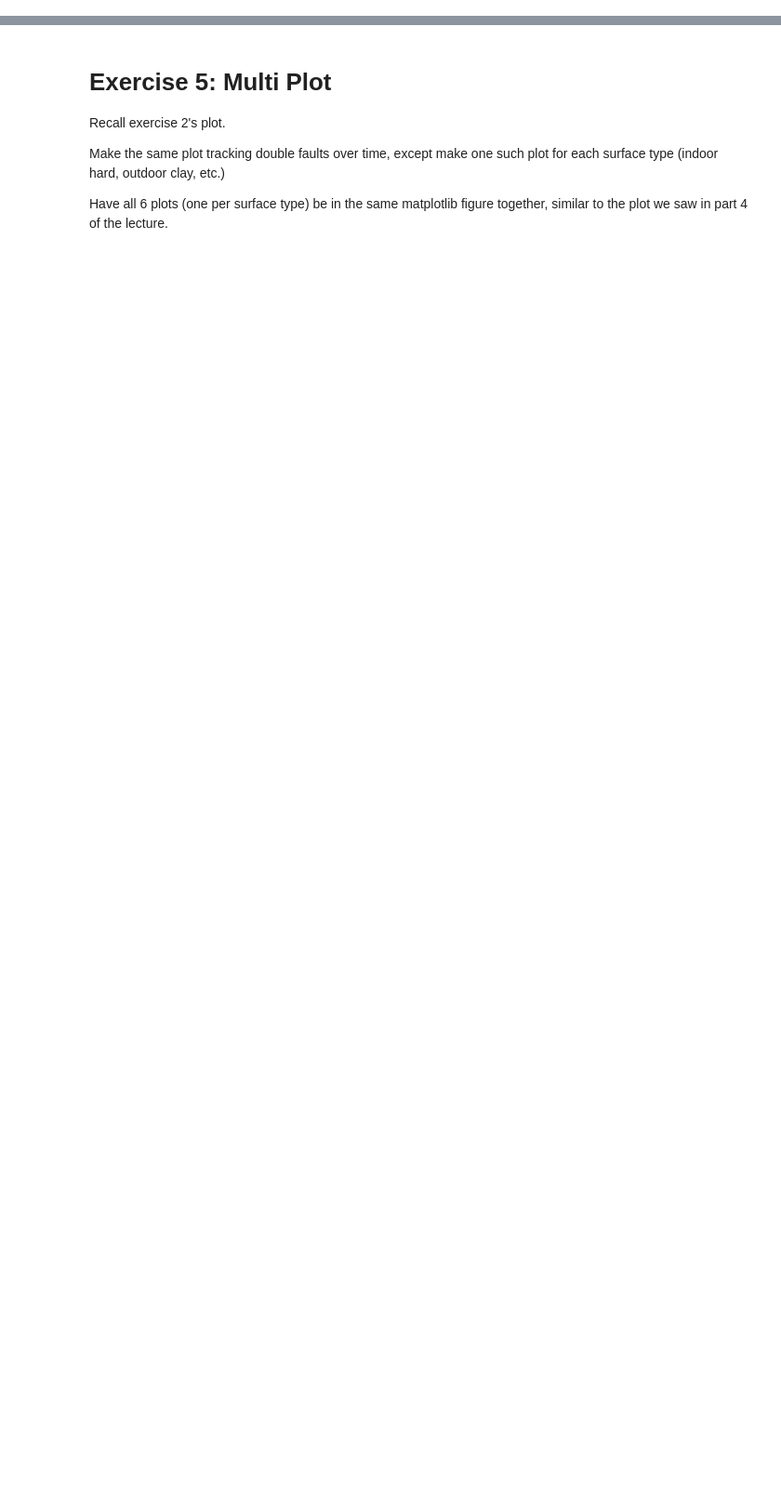
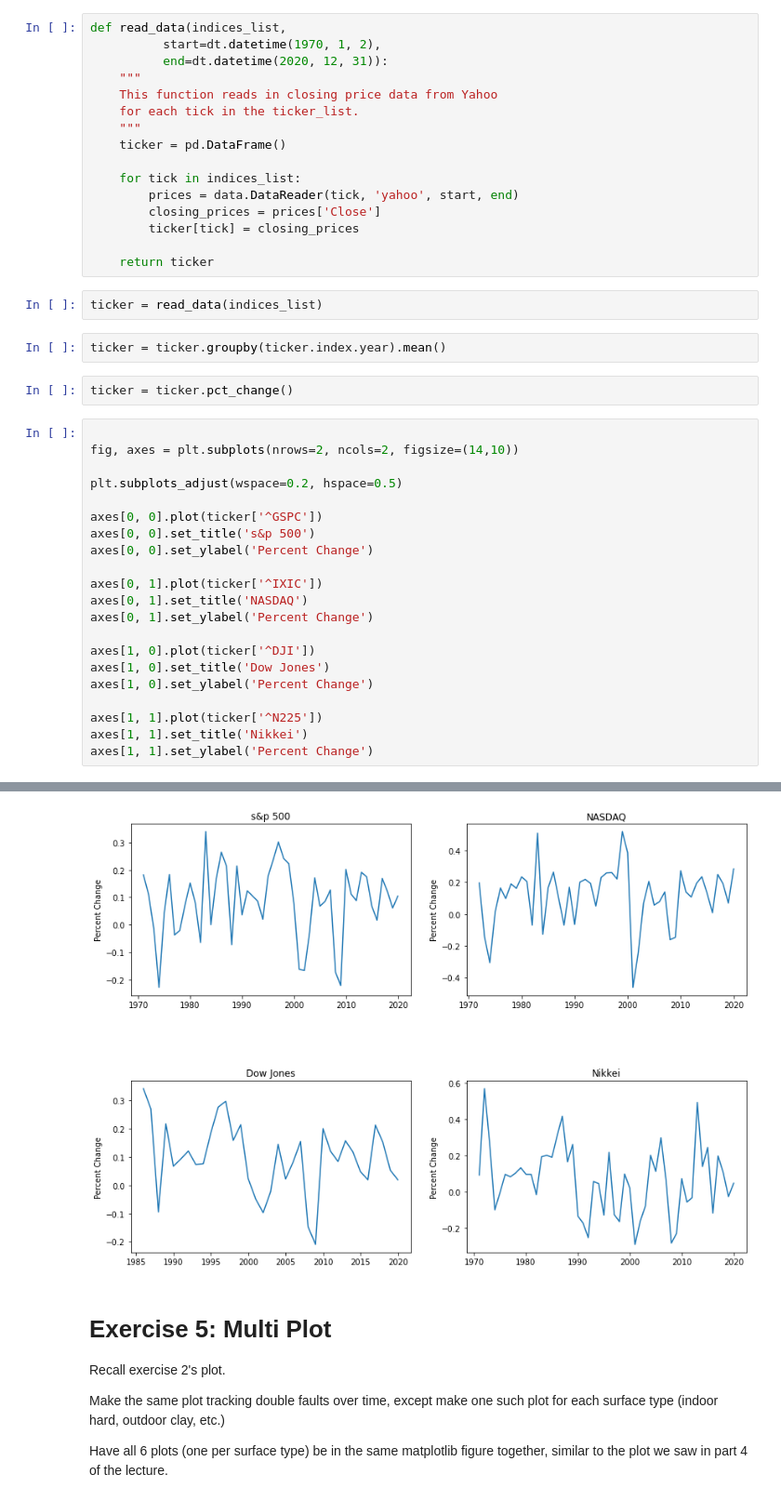
Before and after one commit to fferha/m2-2-viz, a Jupyter notebook: workshop.ipynb, the cells around one changed output, grey strips where cells are left out. Shown: that part at 93% size. Drawn from its saved outputs; the diff is of its cells as text; blank space fills up the shorter version.

```diff
--- a/workshop.ipynb
+++ b/workshop.ipynb
@@ -100,0 +197,44 @@ Complete the program to show summary statistics and plot the result as a time se
+# %%
+def read_data(indices_list,
+          start=dt.datetime(1970, 1, 2),
+          end=dt.datetime(2020, 12, 31)):
+    """
+    This function reads in closing price data from Yahoo
+    for each tick in the ticker_list.
+    """
+    ticker = pd.DataFrame()
+
+    for tick in indices_list:
+        prices = data.DataReader(tick, 'yahoo', start, end)
+        closing_prices = prices['Close']
+        ticker[tick] = closing_prices
+
+    return ticker
+# %%
+ticker = read_data(indices_list)
+# %%
+ticker = ticker.groupby(ticker.index.year).mean()
+# %%
+ticker = ticker.pct_change()
+# %%
+
+fig, axes = plt.subplots(nrows=2, ncols=2, figsize=(14,10))
+
+plt.subplots_adjust(wspace=0.2, hspace=0.5)
+
+axes[0, 0].plot(ticker['^GSPC'])
+axes[0, 0].set_title('s&p 500')
+axes[0, 0].set_ylabel('Percent Change')
+
+axes[0, 1].plot(ticker['^IXIC'])
+axes[0, 1].set_title('NASDAQ')
+axes[0, 1].set_ylabel('Percent Change')
+
+axes[1, 0].plot(ticker['^DJI'])
+axes[1, 0].set_title('Dow Jones')
+axes[1, 0].set_ylabel('Percent Change')
+
+axes[1, 1].plot(ticker['^N225'])
+axes[1, 1].set_title('Nikkei')
+axes[1, 1].set_ylabel('Percent Change')
+# %% [output]
@@ -101,3 +242,4 @@ Complete the program to show summary statistics and plot the result as a time se
+[figure, added]
 # %% [markdown]
 # Exercise 5: Multi Plot
 
```
Also changed, not shown: parts of 11 cells of this notebook.
